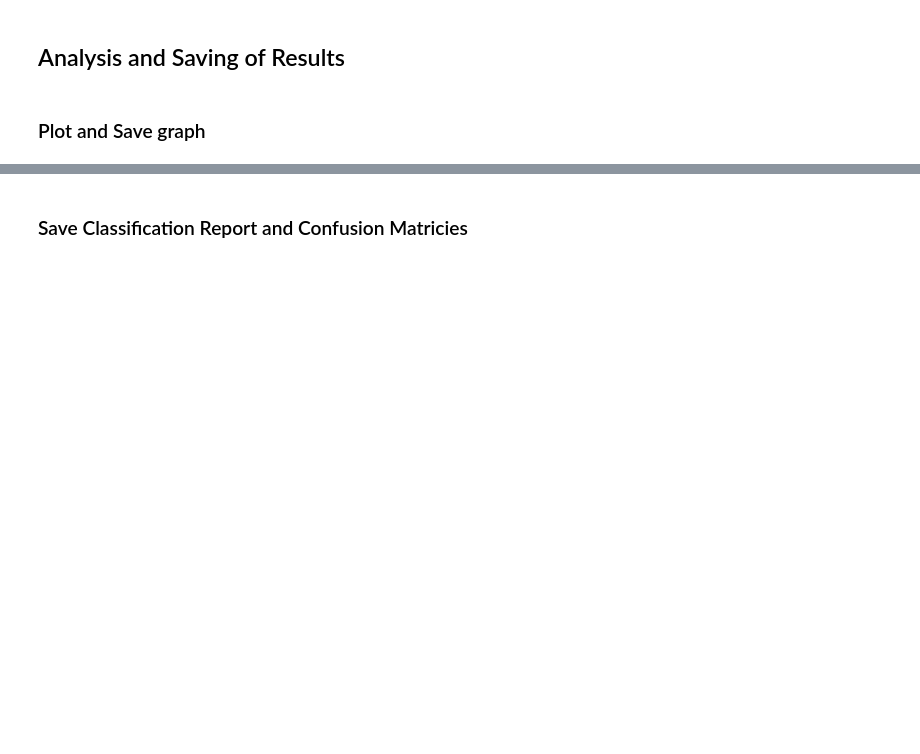
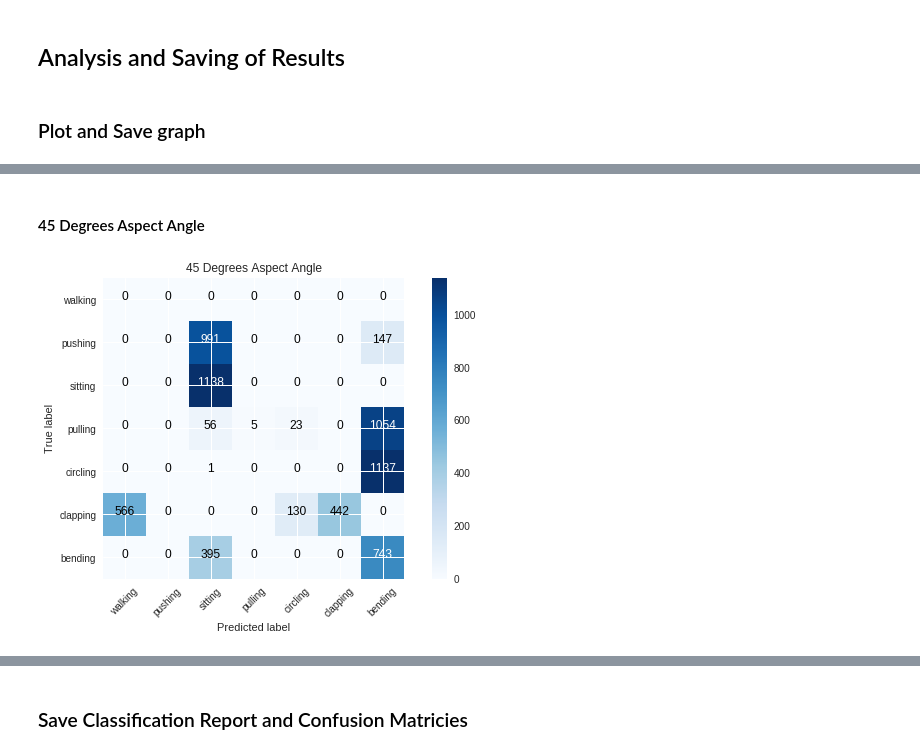
Before and after one commit to Andrew-Mackay/Adapting-the-WaveNet-Deep-Learning-Model-for-RADAR-Classification, a Jupyter notebook: notebooks/baseline_model/train_all_0_test_30_45_60.ipynb, the cells around one changed output, grey strips where cells are left out. Saved outputs shown, nothing was run; the diff lists cells and outputs as text; code cells hidden in the pictures; blank space fills up the shorter version.

```diff
--- a/notebooks/baseline_model/train_all_0_test_30_45_60.ipynb
+++ b/notebooks/baseline_model/train_all_0_test_30_45_60.ipynb
@@ -191,0 +191,11 @@ if not load_models:
+# %% [markdown]
+#### 45 Degrees Aspect Angle
+# %%
+plot_confusion_matrix.plot_confusion_matrix(
+    results["45"]['confusion_matrix'],
+    target_names,
+    title="45 Degrees Aspect Angle",
+    save=save_graph,
+    path=REPORT_PATH + "confusion_matrix_45.svg")
+# %% [output]
+[figure, added]
```
Also changed, not shown: parts of 13 cells of this notebook, 38 other files.
